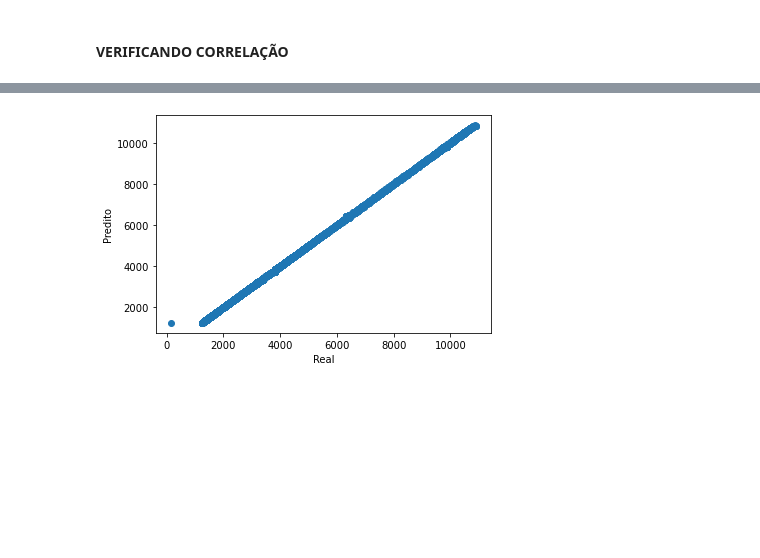
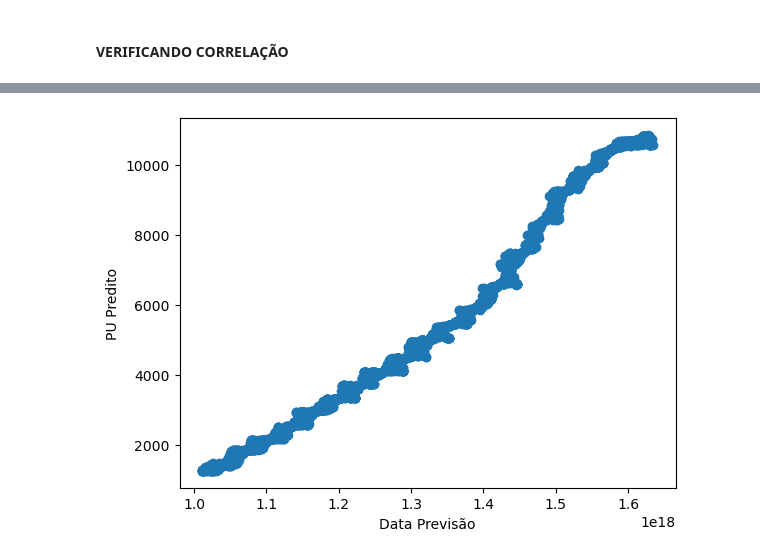
Before and after one commit to mateuspalacio/grupo_four_jupyter, a Jupyter notebook: Grupo 4.ipynb, the cells around one changed output, grey strips where cells are left out. Drawn from its saved outputs; the diff is of its cells as text; code cells hidden in the pictures; blank space fills up the shorter version.

```diff
--- a/Grupo 4.ipynb
+++ b/Grupo 4.ipynb
@@ -355,6 +355,7 @@ df_features_c1
 # %%
 #Tentando fazer o training com df_dados_c1(seriam os dados redimencionados para f1 e f2 dos tesouros de tipo Selic)
 pu_selic=df_dados_c1['PU']
+data_selic=df_dados_c1['Data_Venda']
 X_train, X_test, y_train, y_test = train_test_split(df_features_c1.values, pu_selic, test_size=0.2)
 model = getModel().fit(X_train, y_train)
 
@@ -387,13 +415,15 @@ plt.show()
 # %%
 pû_selic = cross_val_predict(getModel(),df_features_c1.values,  pu_selic, cv = 20)
-plt.scatter(pu_selic, pû_selic)
+datâ_selic = cross_val_predict(getModel(),df_features_c1.values,  data_selic, cv = 20)
+datas = df_dados_c1['Data']
+plt.scatter(datâ_selic, pû_selic)
 
-plt.xlabel('Real')
-plt.ylabel('Predito')
+plt.xlabel('Data Previsão')
+plt.ylabel('PU Predito')
 
 plt.show()
 # %% [output]
-[figure, old version]
+[figure, new version]
 # %%
 fig=plt.figure(figsize=(10,3))
 isSelic = df_data['Tipo_Titulo'] == "Tesouro Selic"
```
Also changed, not shown: parts of 18 cells of this notebook.
